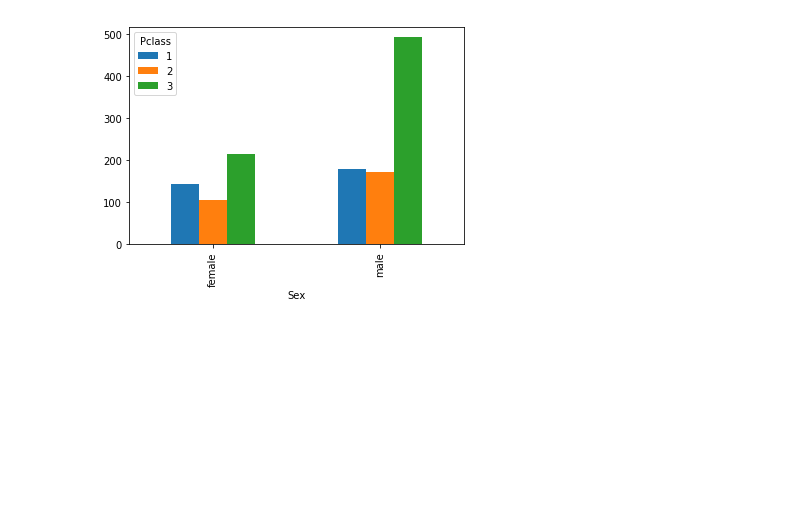
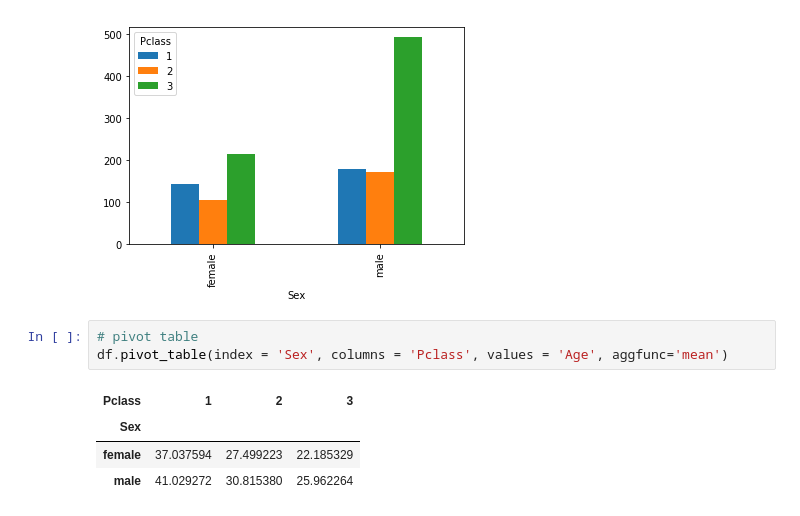
Before and after one commit to sgrosu/titanic, a Jupyter notebook: notebooks/2.0exploring-processing.ipynb, the cells around one changed output. Drawn from its saved outputs; the diff is of its cells as text; blank space fills up the shorter version.

```diff
--- a/notebooks/2.0exploring-processing.ipynb
+++ b/notebooks/2.0exploring-processing.ipynb
@@ -370,3 +370,11 @@ pd.crosstab(df.Sex,df.Pclass).plot(kind='bar')
 # %% [output]
 <matplotlib.axes._subplots.AxesSubplot at 0x...>
 [figure]
+# %%
+# pivot table
+df.pivot_table(index = 'Sex', columns = 'Pclass', values = 'Age', aggfunc='mean')
+# %% [output]
+| Pclass | 1 | 2 | 3 |
+| Sex |  |  |  |
+| female | 37.037594 | 27.499223 | 22.185329 |
+| male | 41.029272 | 30.815380 | 25.962264 |
```
Also changed, not shown: parts of 2 cells of this notebook.
